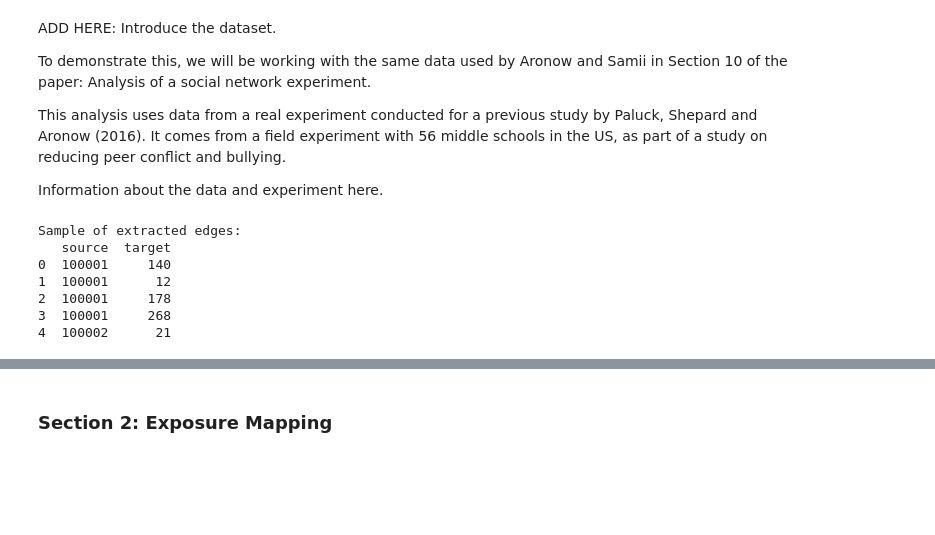
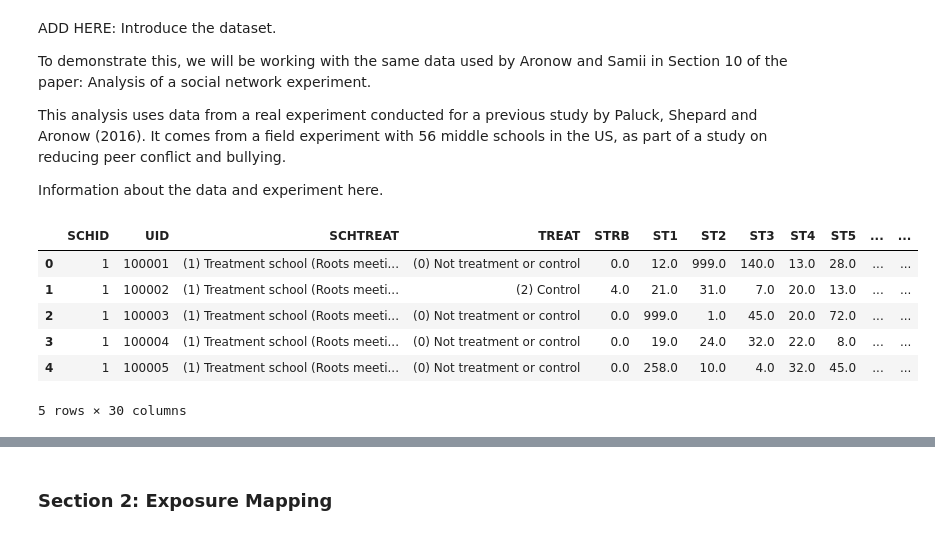
Before and after one commit to causalml-fall25/demonstration-farhan-elena, a Jupyter notebook: Demo_Notebook.ipynb, the cells around one changed output, grey strips where cells are left out. Saved outputs shown, nothing was run; the diff lists cells and outputs as text; code cells hidden in the pictures; blank space fills up the shorter version.

```diff
--- a/Demo_Notebook.ipynb
+++ b/Demo_Notebook.ipynb
@@ -20,51 +20,36 @@ Information about the data and experiment here.
 # %%
 #Load the data
 #Inspect the data and structure
 
 import pandas as pd
 import numpy as np
 
 # Load the dataset
 df = pd.read_csv(
     r"C:\Users\FARHAN SHAIKH\Desktop\Farhan\Personal\Hertie School\Programme Documents\Courses\Sem 3\Causal Machine Learning\Demo Repos\demonstration-farhan-elena\Data\da37070_0001.csv",
     engine="python",
     on_bad_lines="skip"
 )
 
 
 # All ICPSR missing codes we want to set to NaN
 missing_codes = [-55, -66, -77, -88, -95, -96, -97, -98, -99]
 
 df = df.replace(missing_codes, np.nan)
 
 # Keep only the columns needed for network + treatment + outcomes
 network_cols = [col for col in df.columns if col.startswith(("BF", "ST"))]
 treat_cols = ["SCHTREAT", "TREAT"]
 id_cols = ["SCHID", "UID"]      # school and unique student ID
 
 # Combine into an analysis dataset
 df_net = df[id_cols + treat_cols + network_cols]
-
-# Extract friend nominations (can be BF1, BF2, BF3, …)
-friend_cols = [c for c in df_net.columns if c.startswith("BF")]
-
-edges = []
-
-for _, row in df_net.iterrows():
-    uid = row["UID"]
-    for col in friend_cols:
-        friend = row[col]
-        if pd.notna(friend):               # valid nomination
-            edges.append((uid, int(friend)))
-
-edges_df = pd.DataFrame(edges, columns=["source", "target"])
-print("Sample of extracted edges:")
-print(edges_df.head())
+df_net.head()
 # %% [output]
+|  | SCHID | UID | SCHTREAT | TREAT | STRB | ST1 | ST2 | ST3 | ST4 | ST5 | ... | ... |
+| 0 | 1 | 100001 | (1) Treatment school (Roots meeti... | (0) Not treatment or control | 0.0 | 12.0 | 999.0 | 140.0 | 13.0 | 28.0 | ... | ... |
+| 1 | 1 | 100002 | (1) Treatment school (Roots meeti... | (2) Control | 4.0 | 21.0 | 31.0 | 7.0 | 20.0 | 13.0 | ... | ... |
+| 2 | 1 | 100003 | (1) Treatment school (Roots meeti... | (0) Not treatment or control | 0.0 | 999.0 | 1.0 | 45.0 | 20.0 | 72.0 | ... | ... |
+| 3 | 1 | 100004 | (1) Treatment school (Roots meeti... | (0) Not treatment or control | 0.0 | 19.0 | 24.0 | 32.0 | 22.0 | 8.0 | ... | ... |
+| 4 | 1 | 100005 | (1) Treatment school (Roots meeti... | (0) Not treatment or control | 0.0 | 258.0 | 10.0 | 4.0 | 32.0 | 45.0 | ... | ... |
-Sample of extracted edges:
-   source  target
-0  100001     140
-1  100001      12
-2  100001     178
-3  100001     268
-4  100002      21
+5 rows × 30 columns
```
Also changed, not shown: parts of 6 cells of this notebook.
